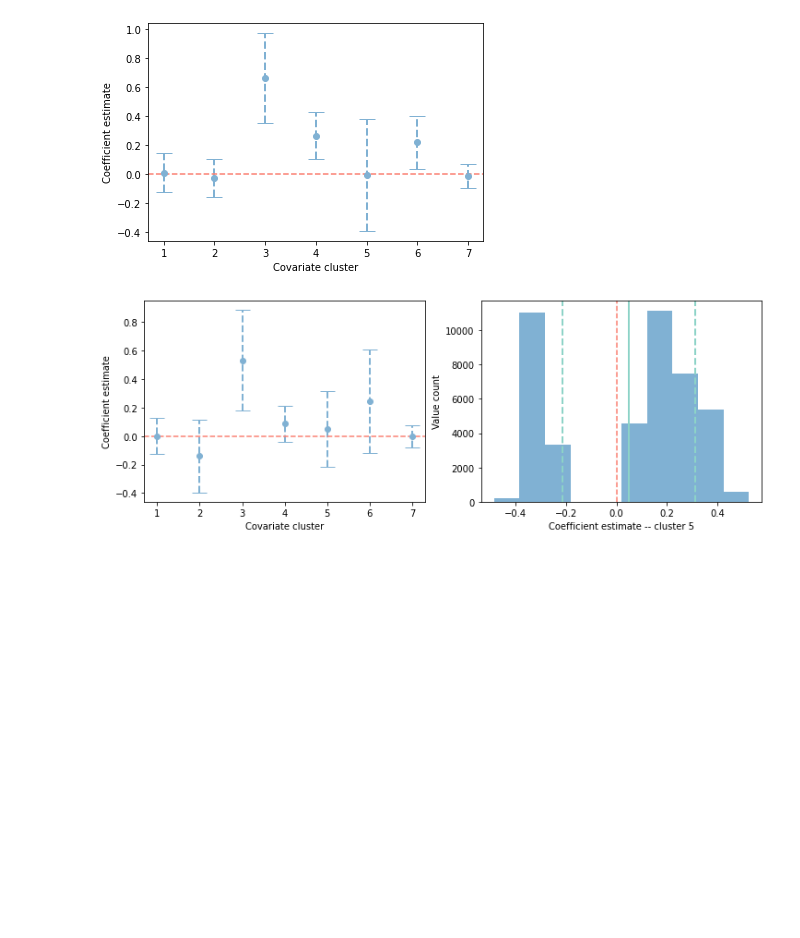
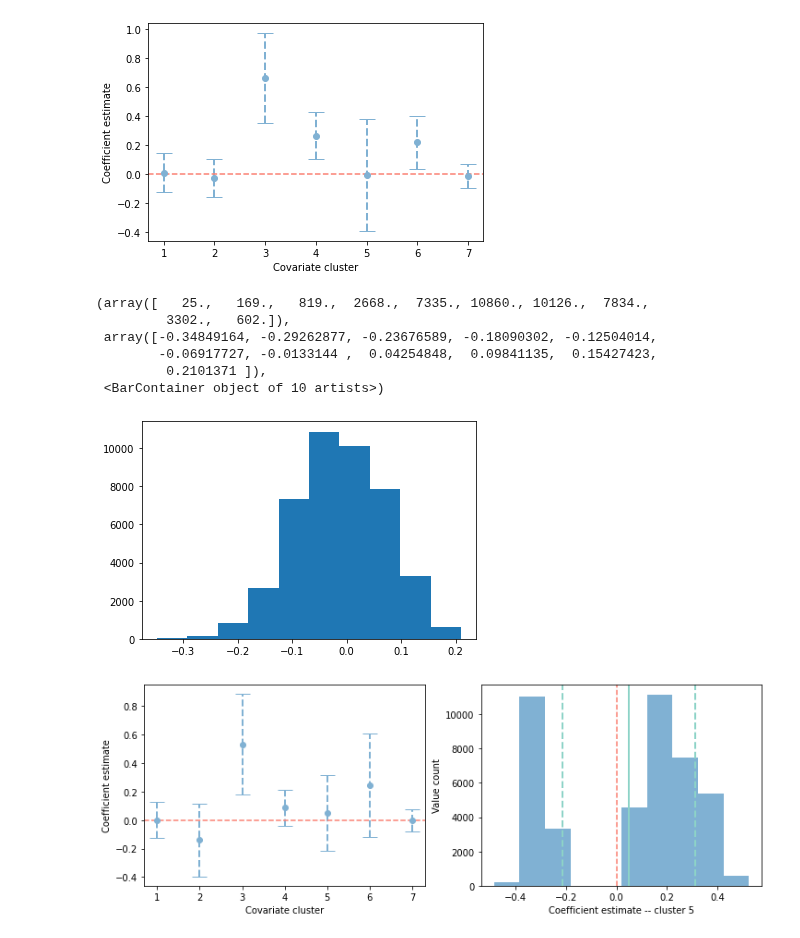
Before and after one commit to testalorenzo/crunch_net, a Jupyter notebook: ANS/notebook/notebooks/ANS_extension.ipynb, the cells around one changed output. Saved outputs shown, nothing was run; the diff lists cells and outputs as text; code cells hidden in the pictures; blank space fills up the shorter version.

```diff
--- a/ANS/notebook/notebooks/ANS_extension.ipynb
+++ b/ANS/notebook/notebooks/ANS_extension.ipynb
@@ -1051,6 +1061,17 @@ os.chdir('/Users/ltesta/Documents/GitHub/crunch_net/ANS/plots')
 plt.savefig('feature_selector_coefficient_distributions_logistic_'+str(size)+'.pdf', bbox_inches="tight")
 # %% [output]
 [figure]
+# %%
+distribution=[x[0][6] for x in results_logistics['coefficients']]
+plt.hist(distribution)
+# %% [output]
+(array([   25.,   169.,   819.,  2668.,  7335., 10860., 10126.,  7834.,
+         3302.,   602.]),
+ array([-0.34849164, -0.29262877, -0.23676589, -0.18090302, -0.12504014,
+        -0.06917727, -0.0133144 ,  0.04254848,  0.09841135,  0.15427423,
+         0.2101371 ]),
+ <BarContainer object of 10 artists>)
+[figure, added]
 # %%
 fig, ax = plt.subplots(1,2, figsize=(12, 4))
 for i in range(7):
```
Also changed, not shown: parts of 5 cells of this notebook.
